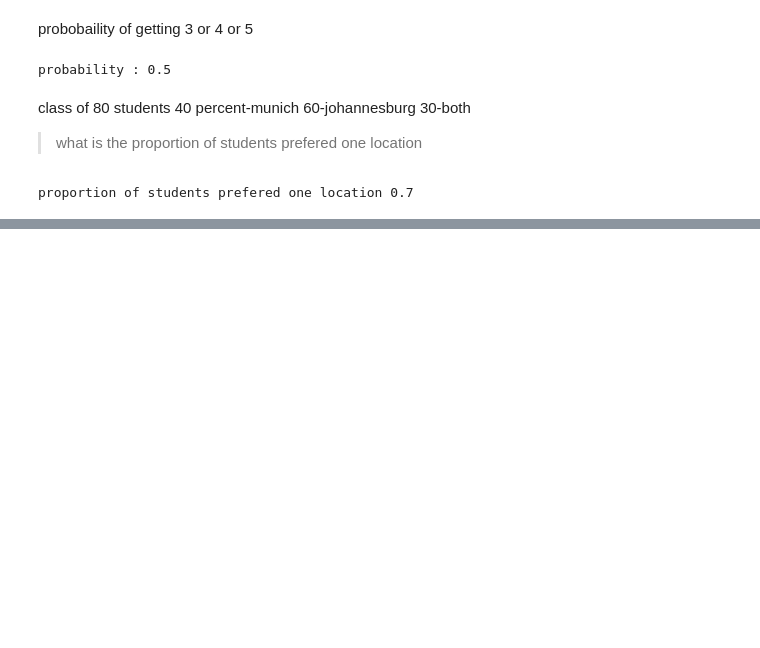
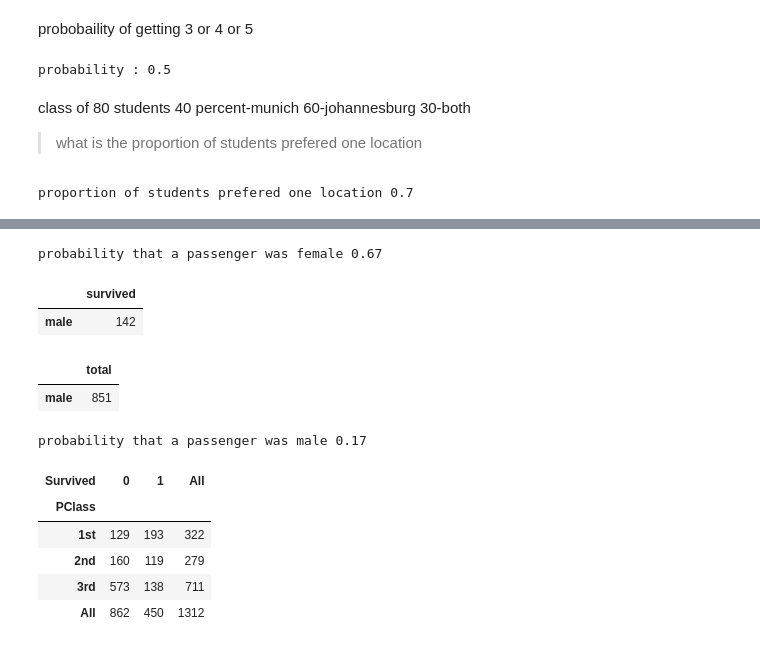
Before and after one commit to fathimar33/python_programs, a Jupyter notebook: python2.ipynb, the cells around one changed output, grey strips where cells are left out. Saved outputs shown, nothing was run; the diff lists cells and outputs as text; code cells hidden in the pictures; blank space fills up the shorter version.

```diff
--- a/python2.ipynb
+++ b/python2.ipynb
@@ -83,0 +178,29 @@ proportion of students prefered one location 0.7
+# %%
+print(f'probability that a passenger was female {round(308/462,2)}')
+# %% [output]
+probability that a passenger was female 0.67
+# %%
+df2.loc["male","survived"]
+# %% [output]
+|  | survived |
+| male | 142 |
+# %%
+df2.loc["male","total"]
+# %% [output]
+|  | total |
+| male | 851 |
+# %%
+print(f'probability that a passenger was male {round(142/851,2)}')
+# %% [output]
+probability that a passenger was male 0.17
+# %%
+df1=pd.crosstab(df.PClass,df.Survived,margins=True)
+# %%
+df1
+# %% [output]
+| Survived | 0 | 1 | All |
+| PClass |  |  |  |
+| 1st | 129 | 193 | 322 |
+| 2nd | 160 | 119 | 279 |
+| 3rd | 573 | 138 | 711 |
+| All | 862 | 450 | 1312 |
```
Also changed, not shown: parts of 31 cells of this notebook.
